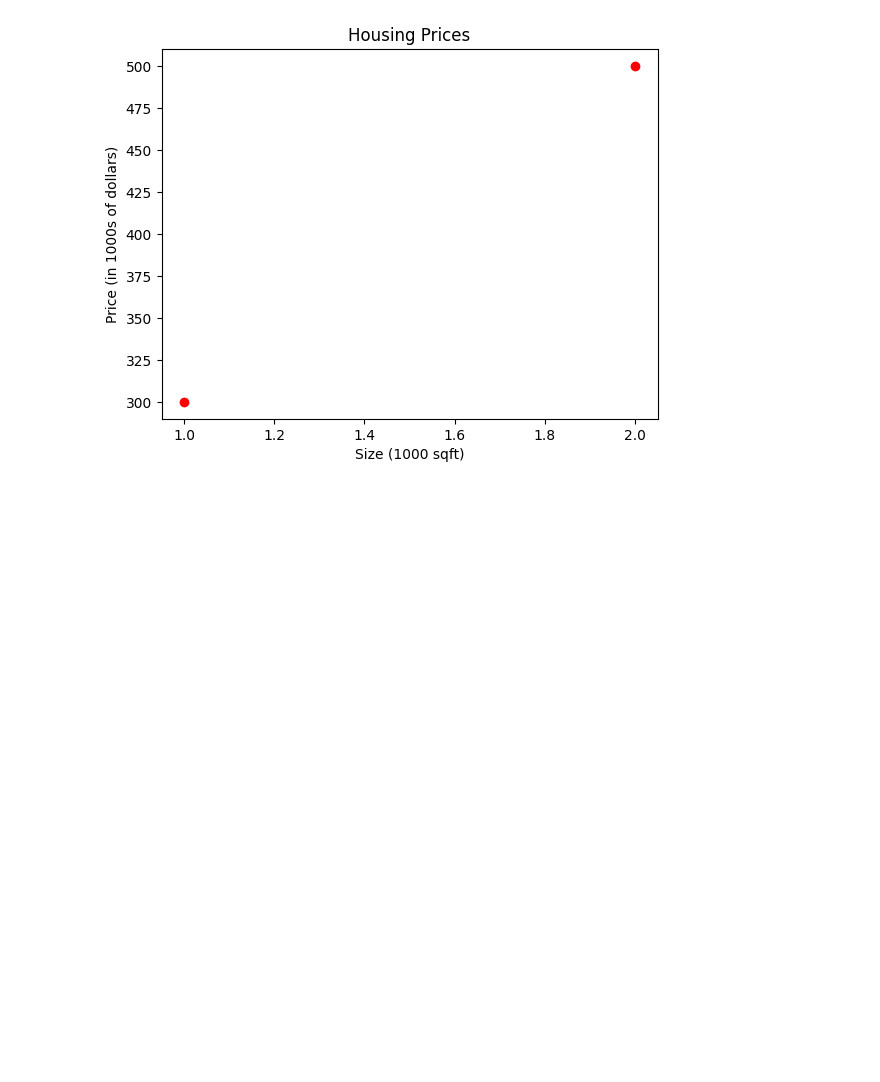
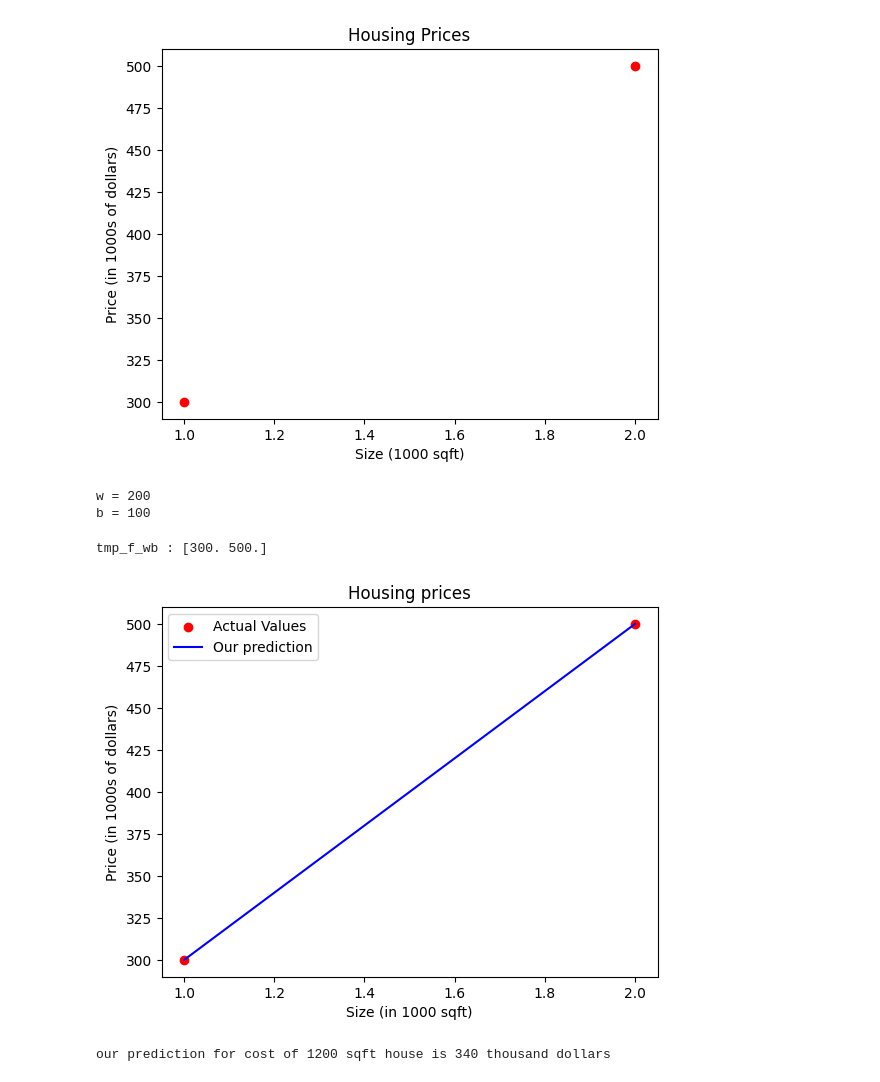
Before and after one commit to JananiC/Module_1, a Jupyter notebook: C1_W1_Lab01.ipynb, the cells around one changed output. Cells and saved outputs as stored; diff of their text form; code cells hidden in the pictures; blank space fills up the shorter version.

```diff
--- a/C1_W1_Lab01.ipynb
+++ b/C1_W1_Lab01.ipynb
@@ -47,3 +47,43 @@ plt.xlabel('Size (1000 sqft)')
 plt.show()
 # %% [output]
 [figure]
+# %%
+w = 200
+b = 100
+print(f"w = {w}")
+print(f"b = {b}")
+# %% [output]
+w = 200
+b = 100
+# %%
+def compute_model_output(x, w, b):
+  '''
+  x is ndarray which is a n-dimensional array in Numpy of size m
+  w, b are model parameters
+  '''
+  m = x.shape[0]
+  #f_wb is the target variable one dimensional array initiyalized with zero
+  f_wb = np.zeros(m)
+  for i in range(m):
+    f_wb[i] = w * x[i] + b
+
+  return f_wb
+# %%
+tmp_f_wb = compute_model_output(x_train, w, b)
+print(f"tmp_f_wb : {tmp_f_wb}")
+plt.scatter(x_train, y_train, marker='o', c='r', label = 'Actual Values')
+plt.title("Housing prices")
+plt.xlabel("Size (in 1000 sqft)")
+plt.ylabel("Price (in 1000s of dollars)")
+plt.plot(x_train, tmp_f_wb, c='b', label = 'Our prediction')
+plt.legend()
+plt.show()
+# %% [output]
+tmp_f_wb : [300. 500.]
+[figure, added]
+# %%
+x_i = 1.2
+cost_1200sqft = x_i * w + b
+print(f"our prediction for cost of 1200 sqft house is {cost_1200sqft:.0f} thousand dollars")
+# %% [output]
+our prediction for cost of 1200 sqft house is 340 thousand dollars
```
